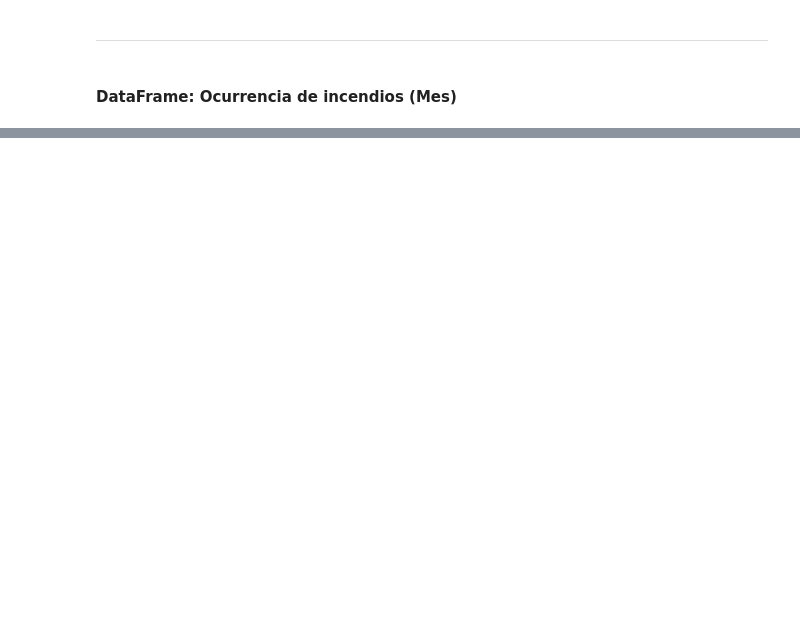
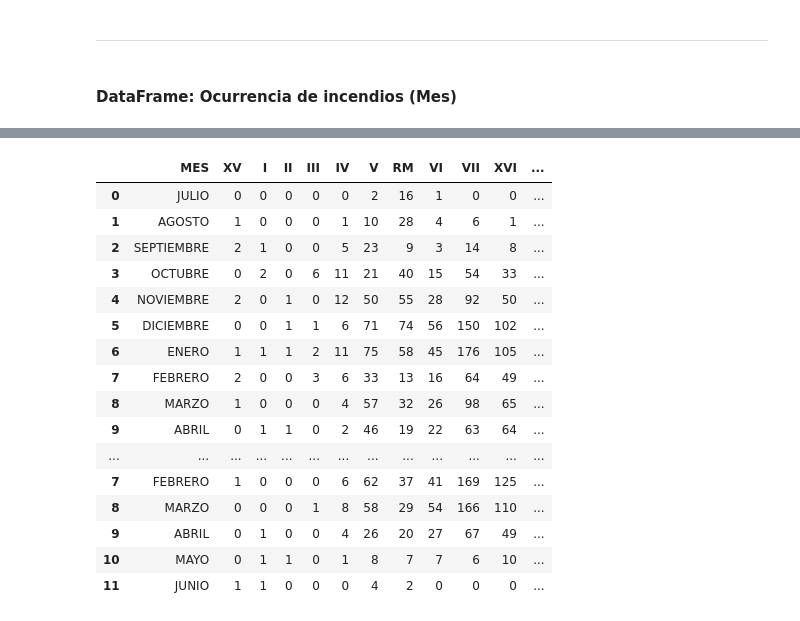
Before and after one commit to ymotomy/Proyecto-IMT2200, a Jupyter notebook: incendios.ipynb, the cells around one changed output, grey strips where cells are left out. Saved outputs shown, nothing was run; the diff lists cells and outputs as text; code cells hidden in the pictures; blank space fills up the shorter version.

```diff
--- a/incendios.ipynb
+++ b/incendios.ipynb
@@ -242,0 +339,26 @@ for i in range(len(lista_df_ocurrencia_mes)):
+# %%
+# Unirems los datos de ocurrencia por mes de 2020-2021 y 2021-2022 para poder graficarlos juntos y compararlos
+df_ocurrencia_mes_2020_2021 = pd.read_csv(os.path.join("data", "ocurrencia_mes", "ocurrencia_mes_2020_2021.csv"))
+df_ocurrencia_mes_2021_2022 = pd.read_csv(os.path.join("data", "ocurrencia_mes", "ocurrencia_mes_2021_2022.csv"))
+df_ocurrencia_mes_2020_2021["AÑO"] = "2020-2021"
+df_ocurrencia_mes_2021_2022["AÑO"] = "2021-2022"
+df_ocurrencia_meses = pd.concat([df_ocurrencia_mes_2020_2021, df_ocurrencia_mes_2021_2022])
+df_ocurrencia_meses
+# %% [output]
+|  | MES | XV | I | II | III | IV | V | RM | VI | VII | XVI | ... |
+| 0 | JULIO | 0 | 0 | 0 | 0 | 0 | 2 | 16 | 1 | 0 | 0 | ... |
+| 1 | AGOSTO | 1 | 0 | 0 | 0 | 1 | 10 | 28 | 4 | 6 | 1 | ... |
+| 2 | SEPTIEMBRE | 2 | 1 | 0 | 0 | 5 | 23 | 9 | 3 | 14 | 8 | ... |
+| 3 | OCTUBRE | 0 | 2 | 0 | 6 | 11 | 21 | 40 | 15 | 54 | 33 | ... |
+| 4 | NOVIEMBRE | 2 | 0 | 1 | 0 | 12 | 50 | 55 | 28 | 92 | 50 | ... |
+| 5 | DICIEMBRE | 0 | 0 | 1 | 1 | 6 | 71 | 74 | 56 | 150 | 102 | ... |
+| 6 | ENERO | 1 | 1 | 1 | 2 | 11 | 75 | 58 | 45 | 176 | 105 | ... |
+| 7 | FEBRERO | 2 | 0 | 0 | 3 | 6 | 33 | 13 | 16 | 64 | 49 | ... |
+| 8 | MARZO | 1 | 0 | 0 | 0 | 4 | 57 | 32 | 26 | 98 | 65 | ... |
+| 9 | ABRIL | 0 | 1 | 1 | 0 | 2 | 46 | 19 | 22 | 63 | 64 | ... |
+| ... | ... | ... | ... | ... | ... | ... | ... | ... | ... | ... | ... | ... |
+| 7 | FEBRERO | 1 | 0 | 0 | 0 | 6 | 62 | 37 | 41 | 169 | 125 | ... |
+| 8 | MARZO | 0 | 0 | 0 | 1 | 8 | 58 | 29 | 54 | 166 | 110 | ... |
+| 9 | ABRIL | 0 | 1 | 0 | 0 | 4 | 26 | 20 | 27 | 67 | 49 | ... |
+| 10 | MAYO | 0 | 1 | 1 | 0 | 1 | 8 | 7 | 7 | 6 | 10 | ... |
+| 11 | JUNIO | 1 | 1 | 0 | 0 | 0 | 4 | 2 | 0 | 0 | 0 | ... |
```
Also changed, not shown: parts of 14 cells of this notebook, 1 other file.
